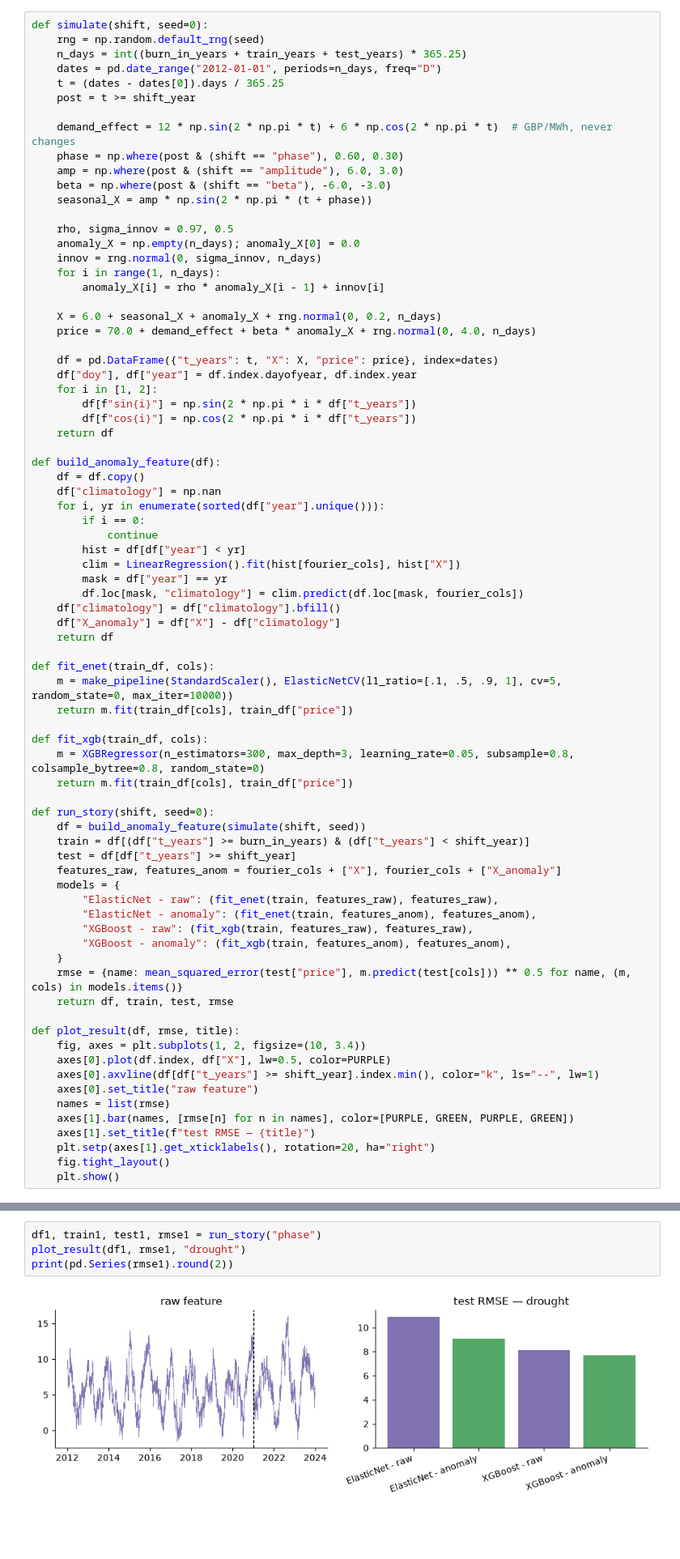
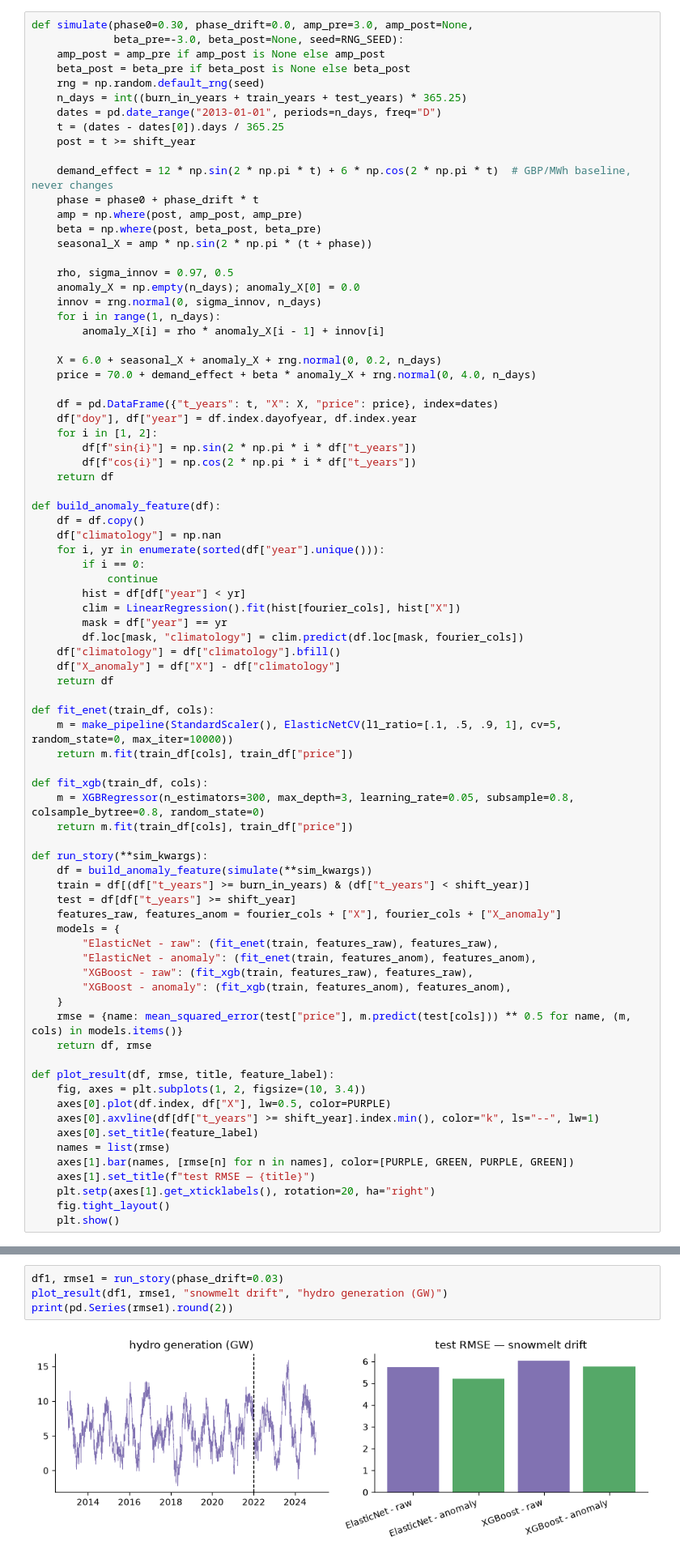
Before and after one commit to jameschapman19/Template, a Jupyter notebook: notebooks/concurvity_seasonality.ipynb, the cells around one changed output, grey strips where cells are left out. Shown at 81% size. Cells and saved outputs as stored; diff of their text form; blank space fills up the shorter version.

```diff
--- a/notebooks/concurvity_seasonality.ipynb
+++ b/notebooks/concurvity_seasonality.ipynb
@@ -43,15 +43,18 @@ negative-result check) only changes the sensitivity of price to X's anomaly.
 # %%
-def simulate(shift, seed=0):
+def simulate(phase0=0.30, phase_drift=0.0, amp_pre=3.0, amp_post=None,
+             beta_pre=-3.0, beta_post=None, seed=RNG_SEED):
+    amp_post = amp_pre if amp_post is None else amp_post
+    beta_post = beta_pre if beta_post is None else beta_post
     rng = np.random.default_rng(seed)
     n_days = int((burn_in_years + train_years + test_years) * 365.25)
-    dates = pd.date_range("2012-01-01", periods=n_days, freq="D")
+    dates = pd.date_range("2013-01-01", periods=n_days, freq="D")
     t = (dates - dates[0]).days / 365.25
     post = t >= shift_year
 
-    demand_effect = 12 * np.sin(2 * np.pi * t) + 6 * np.cos(2 * np.pi * t)  # GBP/MWh, never changes
-    phase = np.where(post & (shift == "phase"), 0.60, 0.30)
-    amp = np.where(post & (shift == "amplitude"), 6.0, 3.0)
-    beta = np.where(post & (shift == "beta"), -6.0, -3.0)
+    demand_effect = 12 * np.sin(2 * np.pi * t) + 6 * np.cos(2 * np.pi * t)  # GBP/MWh baseline, never changes
+    phase = phase0 + phase_drift * t
+    amp = np.where(post, amp_post, amp_pre)
+    beta = np.where(post, beta_post, beta_pre)
     seasonal_X = amp * np.sin(2 * np.pi * (t + phase))
 
     rho, sigma_innov = 0.97, 0.5
@@ -92,8 +95,8 @@ def fit_xgb(train_df, cols):
     m = XGBRegressor(n_estimators=300, max_depth=3, learning_rate=0.05, subsample=0.8, colsample_bytree=0.8, random_state=0)
     return m.fit(train_df[cols], train_df["price"])
 
-def run_story(shift, seed=0):
-    df = build_anomaly_feature(simulate(shift, seed))
+def run_story(**sim_kwargs):
+    df = build_anomaly_feature(simulate(**sim_kwargs))
     train = df[(df["t_years"] >= burn_in_years) & (df["t_years"] < shift_year)]
     test = df[df["t_years"] >= shift_year]
     features_raw, features_anom = fourier_cols + ["X"], fourier_cols + ["X_anomaly"]
@@ -104,13 +107,13 @@ def run_story(shift, seed=0):
         "XGBoost - anomaly": (fit_xgb(train, features_anom), features_anom),
     }
     rmse = {name: mean_squared_error(test["price"], m.predict(test[cols])) ** 0.5 for name, (m, cols) in models.items()}
-    return df, train, test, rmse
+    return df, rmse
 
-def plot_result(df, rmse, title):
+def plot_result(df, rmse, title, feature_label):
     fig, axes = plt.subplots(1, 2, figsize=(10, 3.4))
     axes[0].plot(df.index, df["X"], lw=0.5, color=PURPLE)
     axes[0].axvline(df[df["t_years"] >= shift_year].index.min(), color="k", ls="--", lw=1)
-    axes[0].set_title("raw feature")
+    axes[0].set_title(feature_label)
     names = list(rmse)
     axes[1].bar(names, [rmse[n] for n in names], color=[PURPLE, GREEN, PURPLE, GREEN])
     axes[1].set_title(f"test RMSE — {title}")
@@ -122,6 +129,6 @@ def plot_result(df, rmse, title):
 # %%
-df1, train1, test1, rmse1 = run_story("phase")
-plot_result(df1, rmse1, "drought")
+df1, rmse1 = run_story(phase_drift=0.03)
+plot_result(df1, rmse1, "snowmelt drift", "hydro generation (GW)")
 print(pd.Series(rmse1).round(2))
 # %% [output]
-[figure, old version]
+[figure, new version]
```
Also changed, not shown: parts of 14 cells of this notebook.
